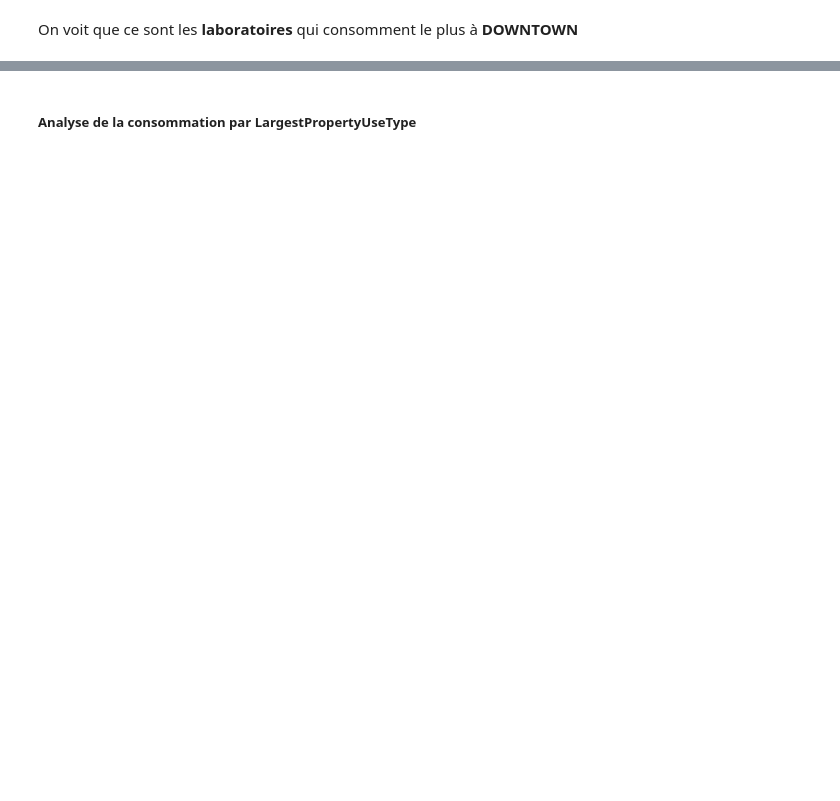
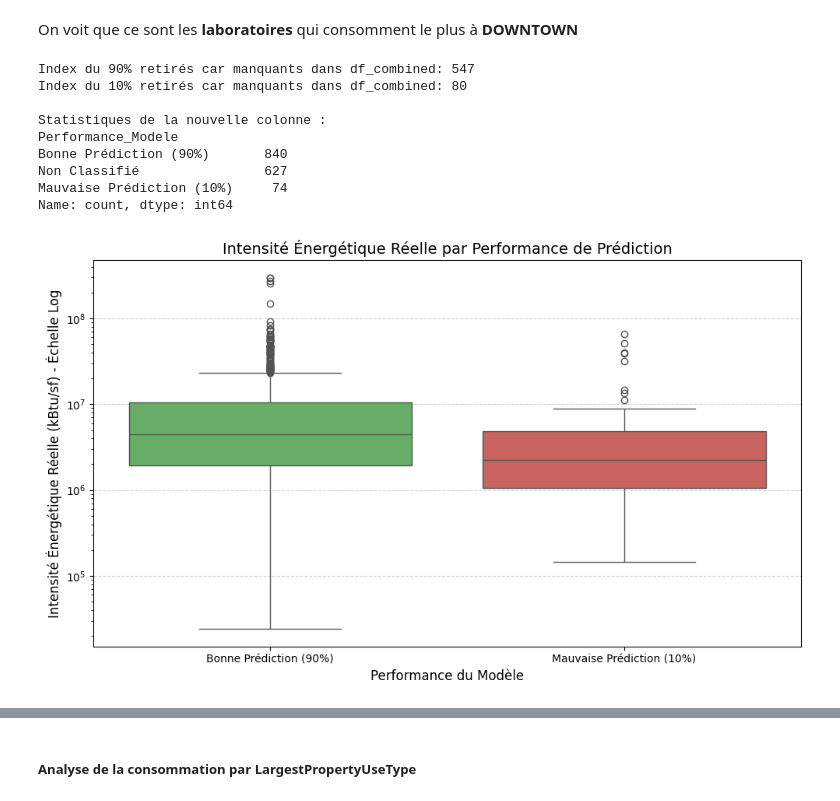
Before and after one commit to mcourte/DE_Projet_6, a Jupyter notebook: nettoyage_analyse_DF.ipynb, the cells around one changed output, grey strips where cells are left out. Saved outputs shown, nothing was run; the diff lists cells and outputs as text; code cells hidden in the pictures; blank space fills up the shorter version.

```diff
--- a/nettoyage_analyse_DF.ipynb
+++ b/nettoyage_analyse_DF.ipynb
@@ -1741,0 +1751,65 @@ df_lab_downtown_details
+# %%
+
+# --- 1. Préparation de la nouvelle colonne dans df_combined ---
+
+# Liste des index qui existent DANS df_combined ET DANS df_90_percent
+valid_90_indices = df_90_percent.index.intersection(df_combined.index)
+
+# Liste des index qui existent DANS df_combined ET DANS df_10_percent
+valid_10_indices = df_10_percent.index.intersection(df_combined.index)
+
+# Initialiser la nouvelle colonne
+df_combined['Performance_Modele'] = 'Non Classifié'
+
+# 1. Étiqueter les "Bons" (90%) - Utilisation des index VALIDÉS
+df_combined.loc[valid_90_indices, 'Performance_Modele'] = 'Bonne Prédiction (90%)'
+
+# 2. Étiqueter les "Mauvais" (10%) - Utilisation des index VALIDÉS
+df_combined.loc[valid_10_indices, 'Performance_Modele'] = 'Mauvaise Prédiction (10%)'
+
+# Vérification du nombre d'index manquant (à titre informatif)
+missing_90 = len(df_90_percent) - len(valid_90_indices)
+missing_10 = len(df_10_percent) - len(valid_10_indices)
+
+print(f"Index du 90% retirés car manquants dans df_combined: {missing_90}")
+print(f"Index du 10% retirés car manquants dans df_combined: {missing_10}")
+print("\nStatistiques de la nouvelle colonne :")
+print(df_combined['Performance_Modele'].value_counts())
+
+
+# --- 2. Box Plot de la Consommation (y_reel) vs. Performance ---
+
+# Par le nom réel de la colonne de la cible (Y) dans df_combined :
+y_column_name = 'SiteEnergyUseWN(kBtu)' # <<< NOM DE COLONNE CORRIGÉ !
+
+plt.figure(figsize=(10, 6))
+
+sns.boxplot(
+    x='Performance_Modele',
+    y=y_column_name, # y_column_name vaut maintenant 'SiteEnergyUseWN(kBtu)'
+    data=df_combined[df_combined['Performance_Modele'] != 'Non Classifié'],
+    palette=['#5cb85c', '#d9534f'],
+    order=['Bonne Prédiction (90%)', 'Mauvaise Prédiction (10%)'],
+    hue='Performance_Modele'
+)
+
+plt.yscale('log')
+
+plt.title("Intensité Énergétique Réelle par Performance de Prédiction", fontsize=14)
+plt.xlabel("Performance du Modèle", fontsize=12)
+plt.ylabel("Intensité Énergétique Réelle (kBtu/sf) - Échelle Log", fontsize=12)
+
+plt.grid(axis='y', linestyle='--', alpha=0.6)
+plt.tight_layout()
+plt.show()
+# %% [output]
+Index du 90% retirés car manquants dans df_combined: 547
+Index du 10% retirés car manquants dans df_combined: 80
+
+Statistiques de la nouvelle colonne :
+Performance_Modele
+Bonne Prédiction (90%)       840
+Non Classifié                627
+Mauvaise Prédiction (10%)     74
+Name: count, dtype: int64
+[figure, added]
```
Also changed, not shown: parts of 30 cells of this notebook, 1 other file.
